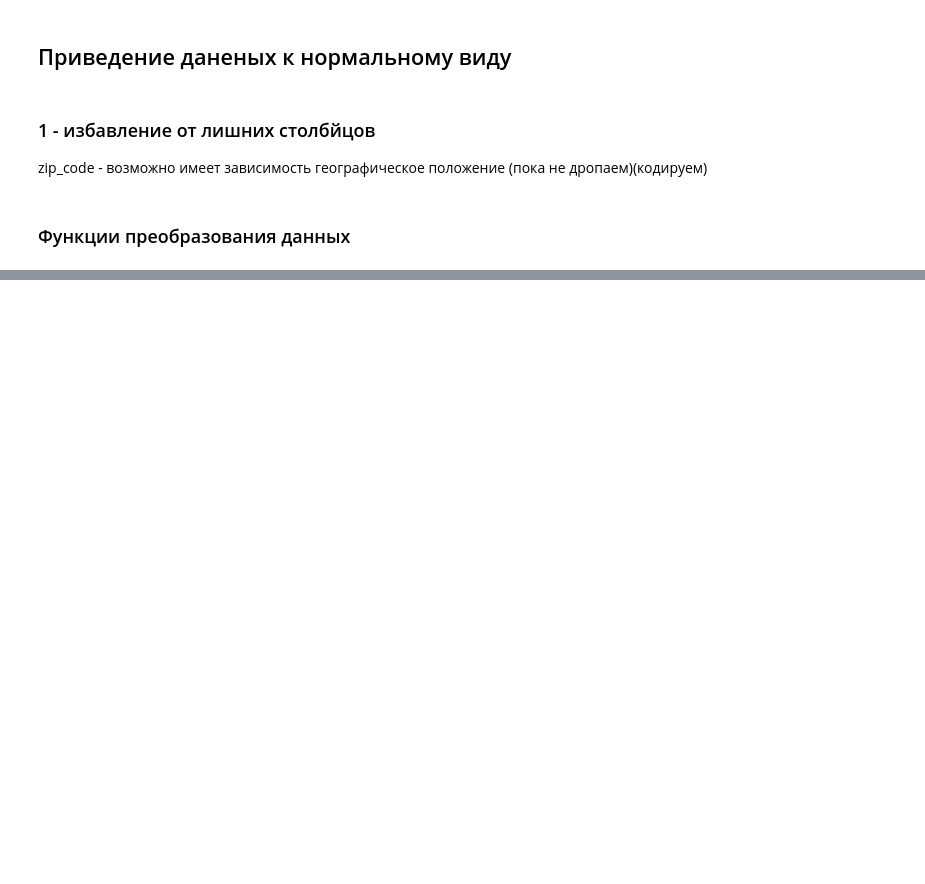
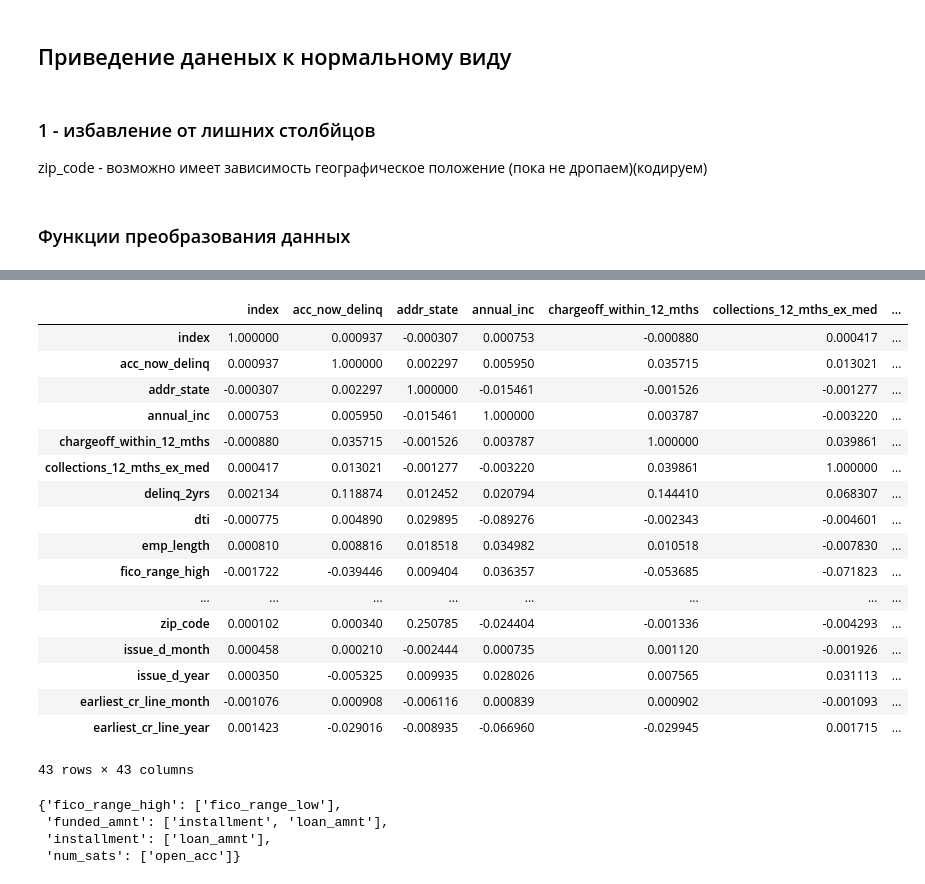
Before and after one commit to DarkOugi/Shift_ml, a Jupyter notebook: interactive.ipynb, the cells around one changed output, grey strips where cells are left out. Saved outputs shown, nothing was run; the diff lists cells and outputs as text; code cells hidden in the pictures; blank space fills up the shorter version.

```diff
--- a/interactive.ipynb
+++ b/interactive.ipynb
@@ -153,0 +180,21 @@ Name: count, dtype: int64
+# %%
+df_x.corr()
+# %% [output]
+|  | index | acc_now_delinq | addr_state | annual_inc | chargeoff_within_12_mths | collections_12_mths_ex_med | ... |
+| index | 1.000000 | 0.000937 | -0.000307 | 0.000753 | -0.000880 | 0.000417 | ... |
+| acc_now_delinq | 0.000937 | 1.000000 | 0.002297 | 0.005950 | 0.035715 | 0.013021 | ... |
+| addr_state | -0.000307 | 0.002297 | 1.000000 | -0.015461 | -0.001526 | -0.001277 | ... |
+| annual_inc | 0.000753 | 0.005950 | -0.015461 | 1.000000 | 0.003787 | -0.003220 | ... |
+| chargeoff_within_12_mths | -0.000880 | 0.035715 | -0.001526 | 0.003787 | 1.000000 | 0.039861 | ... |
+| collections_12_mths_ex_med | 0.000417 | 0.013021 | -0.001277 | -0.003220 | 0.039861 | 1.000000 | ... |
+| delinq_2yrs | 0.002134 | 0.118874 | 0.012452 | 0.020794 | 0.144410 | 0.068307 | ... |
+| dti | -0.000775 | 0.004890 | 0.029895 | -0.089276 | -0.002343 | -0.004601 | ... |
+| emp_length | 0.000810 | 0.008816 | 0.018518 | 0.034982 | 0.010518 | -0.007830 | ... |
+| fico_range_high | -0.001722 | -0.039446 | 0.009404 | 0.036357 | -0.053685 | -0.071823 | ... |
+| ... | ... | ... | ... | ... | ... | ... | ... |
+| zip_code | 0.000102 | 0.000340 | 0.250785 | -0.024404 | -0.001336 | -0.004293 | ... |
+| issue_d_month | 0.000458 | 0.000210 | -0.002444 | 0.000735 | 0.001120 | -0.001926 | ... |
+| issue_d_year | 0.000350 | -0.005325 | 0.009935 | 0.028026 | 0.007565 | 0.031113 | ... |
+| earliest_cr_line_month | -0.001076 | 0.000908 | -0.006116 | 0.000839 | 0.000902 | -0.001093 | ... |
+| earliest_cr_line_year | 0.001423 | -0.029016 | -0.008935 | -0.066960 | -0.029945 | 0.001715 | ... |
+43 rows × 43 columns
@@ -153,0 +225,7 @@ Name: count, dtype: int64
+# %%
+hight_corr
+# %% [output]
+{'fico_range_high': ['fico_range_low'],
+ 'funded_amnt': ['installment', 'loan_amnt'],
+ 'installment': ['loan_amnt'],
+ 'num_sats': ['open_acc']}
```
Also changed, not shown: parts of 11 cells of this notebook.
